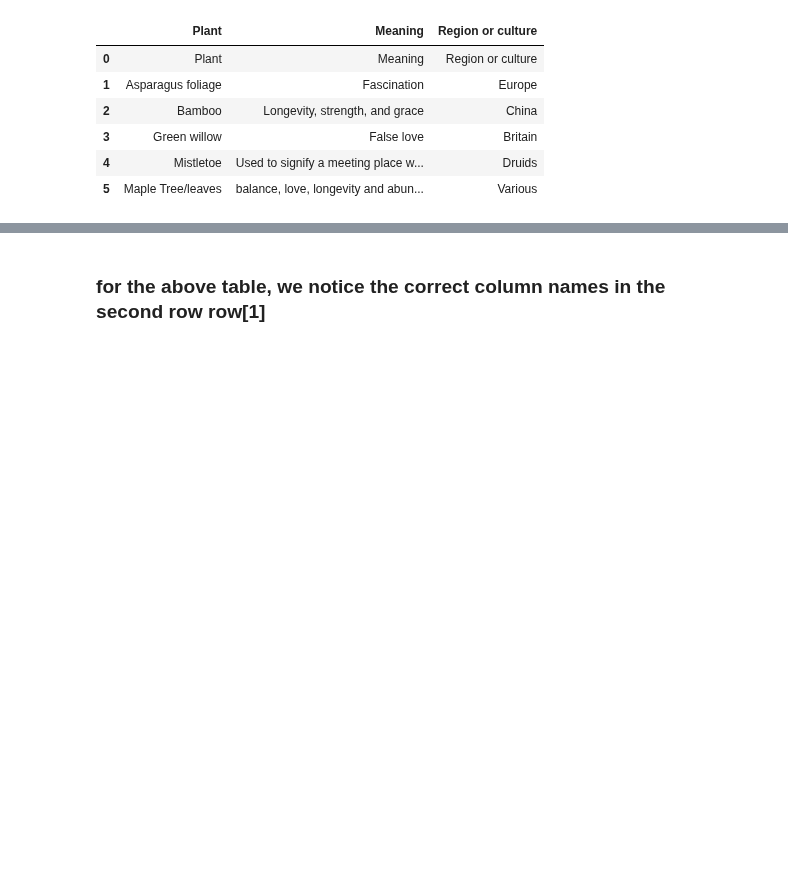
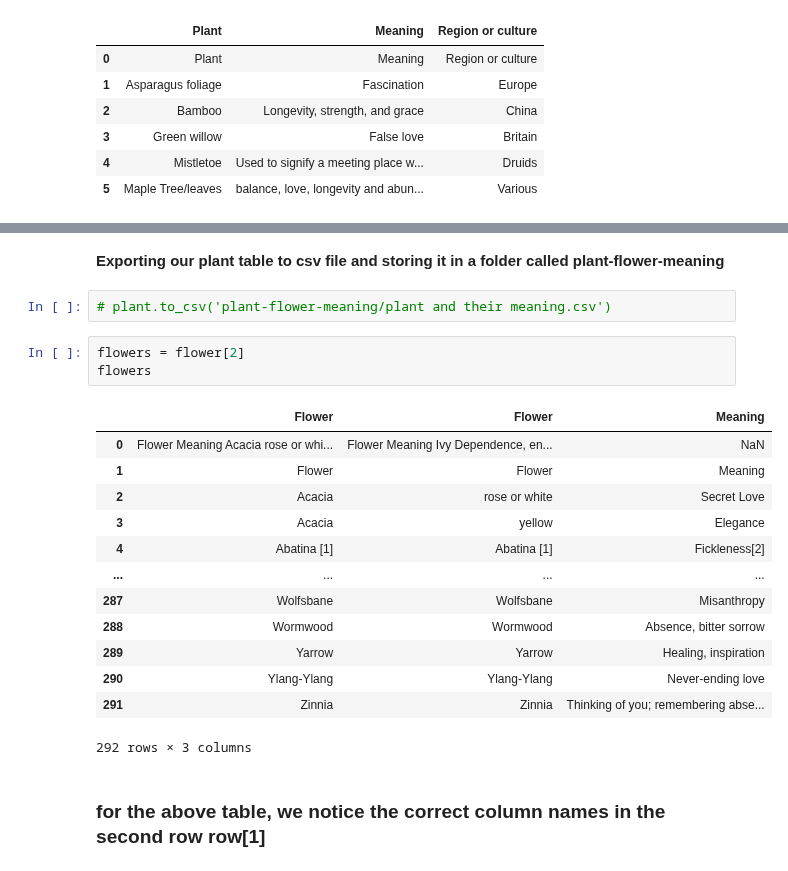
Before and after one commit to andazi/goal-data-science, a Jupyter notebook: Learn the Fundamentals of Python Programming/table-scraping-with-pandas.ipynb, the cells around one changed output, grey strips where cells are left out. Cells and saved outputs as stored; diff of their text form; blank space fills up the shorter version.

Commit message:
flower edit

```diff
--- a/Learn the Fundamentals of Python Programming/table-scraping-with-pandas.ipynb
+++ b/Learn the Fundamentals of Python Programming/table-scraping-with-pandas.ipynb
@@ -141,3 +137,24 @@ flower[2]
+# %% [markdown]
+__Exporting our plant table to csv file and storing it in a folder called plant-flower-meaning__
+# %%
+# plant.to_csv('plant-flower-meaning/plant and their meaning.csv')
+# %%
+flowers = flower[2]
+flowers
+# %% [output]
+|  | Flower | Flower | Meaning |
+| 0 | Flower Meaning Acacia rose or whi... | Flower Meaning Ivy Dependence, en... | NaN |
+| 1 | Flower | Flower | Meaning |
+| 2 | Acacia | rose or white | Secret Love |
+| 3 | Acacia | yellow | Elegance |
+| 4 | Abatina [1] | Abatina [1] | Fickleness[2] |
+| ... | ... | ... | ... |
+| 287 | Wolfsbane | Wolfsbane | Misanthropy |
+| 288 | Wormwood | Wormwood | Absence, bitter sorrow |
+| 289 | Yarrow | Yarrow | Healing, inspiration |
+| 290 | Ylang-Ylang | Ylang-Ylang | Never-ending love |
+| 291 | Zinnia | Zinnia | Thinking of you; remembering abse... |
+292 rows × 3 columns
 # %% [markdown]
 ### for the above table, we notice the correct column names in the second row row[1]
 # %%
```
Also changed, not shown: parts of 16 cells of this notebook, 2 other files.
